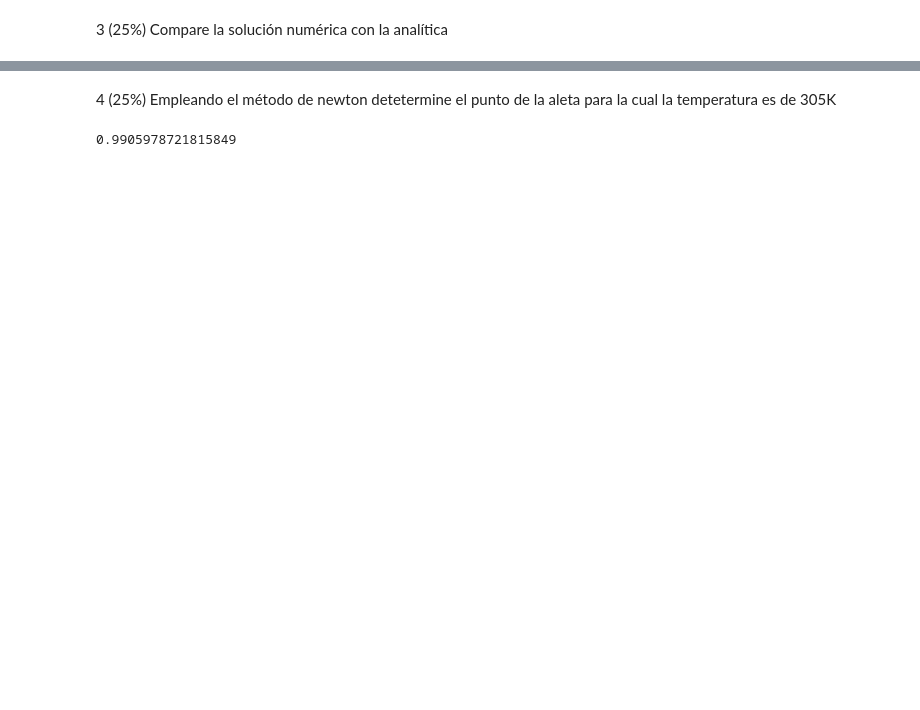
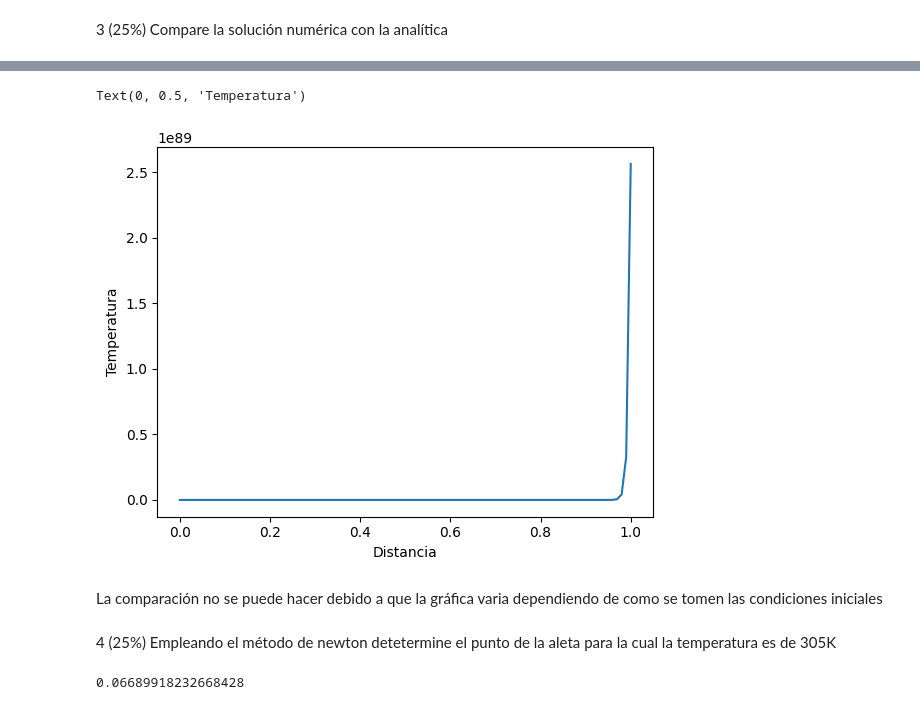
Before and after one commit to hernansalinas/CursoMetodosComputacionales, a Jupyter notebook: Students/Mora_292/EvaluacionFinal_2023_Daniel_MoraI.ipynb, the cells around one changed output, grey strips where cells are left out. Drawn from its saved outputs; the diff is of its cells as text; code cells hidden in the pictures; blank space fills up the shorter version.

```diff
--- a/Students/Mora_292/EvaluacionFinal_2023_Daniel_MoraI.ipynb
+++ b/Students/Mora_292/EvaluacionFinal_2023_Daniel_MoraI.ipynb
@@ -125,3 +149,12 @@ Text(0, 0.5, 'Temperatura')
+# %%
+plt.plot(x, Tt, label='S. numerica')
+plt.xlabel('Distancia')
+plt.ylabel('Temperatura')
+# %% [output]
+Text(0, 0.5, 'Temperatura')
+[figure, added]
+# %% [markdown]
+La comparación no se puede hacer debido a que la gráfica varia dependiendo de como se tomen las condiciones iniciales
 # %% [markdown]
 4 (25%) Empleando el método de newton detetermine el punto de la aleta para la cual la temperatura es de 305K
 # %%
@@ -129,10 +162,10 @@ def T(x):
    return T_oo + (Tb-T_oo)*np.exp(-x*np.sqrt(a))-305
 x0 = 0.1
 # %%
-a = sp.optimize.newton(T,x0)
+a = sp.optimize.newton(Tt,x0)
 a
 # %% [output]
-0.9905978721815849
+0.06689918232668428
 # %%
 print(f'El valor de X para el cual la temperatura es 305K es: {a}m ' )
 # %% [output]
```
Also changed, not shown: parts of 20 cells of this notebook, 1 other file.
